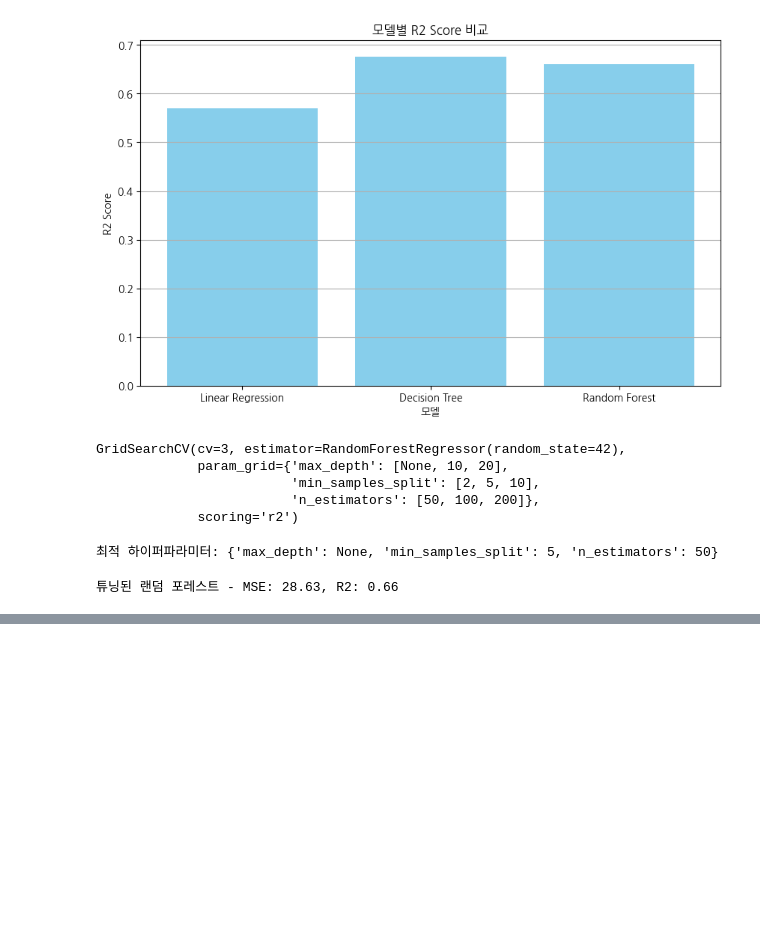
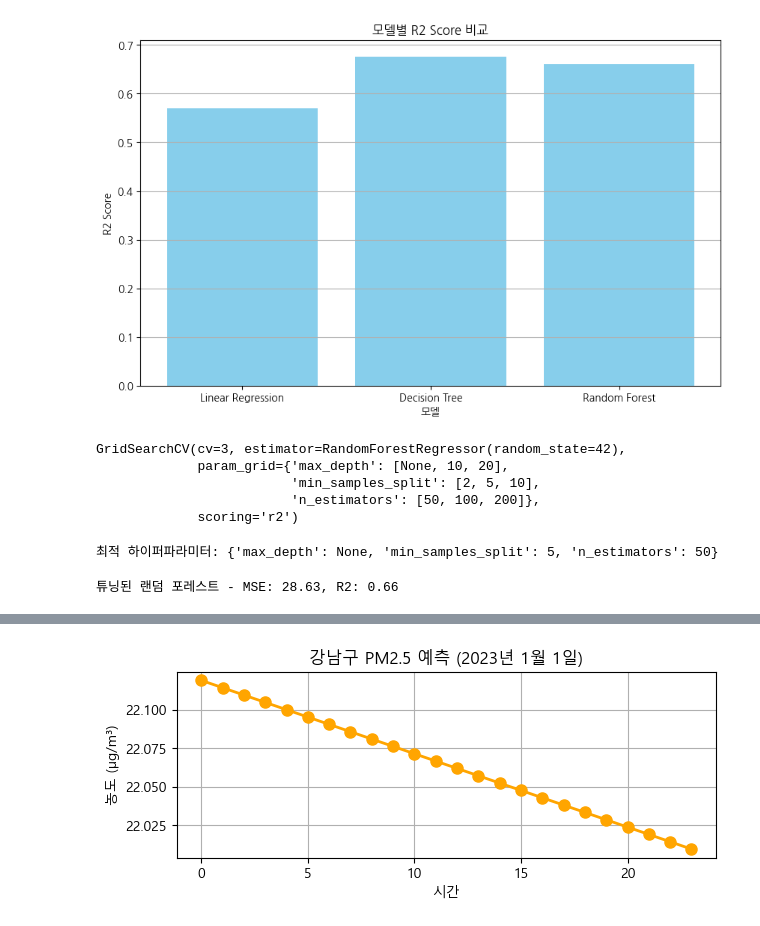
Before and after one commit to PlaidMoon99/AI_project, a Jupyter notebook: LinerRegression.ipynb, the cells around one changed output, grey strips where cells are left out. Saved outputs shown, nothing was run; the diff lists cells and outputs as text; code cells hidden in the pictures; blank space fills up the shorter version.

```diff
--- a/LinerRegression.ipynb
+++ b/LinerRegression.ipynb
@@ -1530,0 +1750,12 @@ print(f"튜닝된 랜덤 포레스트 - MSE: {tuned_rf_mse:.2f}, R2: {tuned_rf_r
+# %%
+# PM2.5 그래프
+plt.subplot(2, 1, 2)
+plt.plot(range(24), pm25_predictions, marker='o', linewidth=2, markersize=8, color='orange')
+plt.title(f'{selected_area} PM2.5 예측 (2023년 1월 1일)')
+plt.xlabel('시간')
+plt.ylabel('농도 (μg/m³)')
+plt.grid(True)
+plt.tight_layout()
+plt.show()
+# %% [output]
+[figure, added]
```
Also changed, not shown: parts of 27 cells of this notebook, 1 other file.
